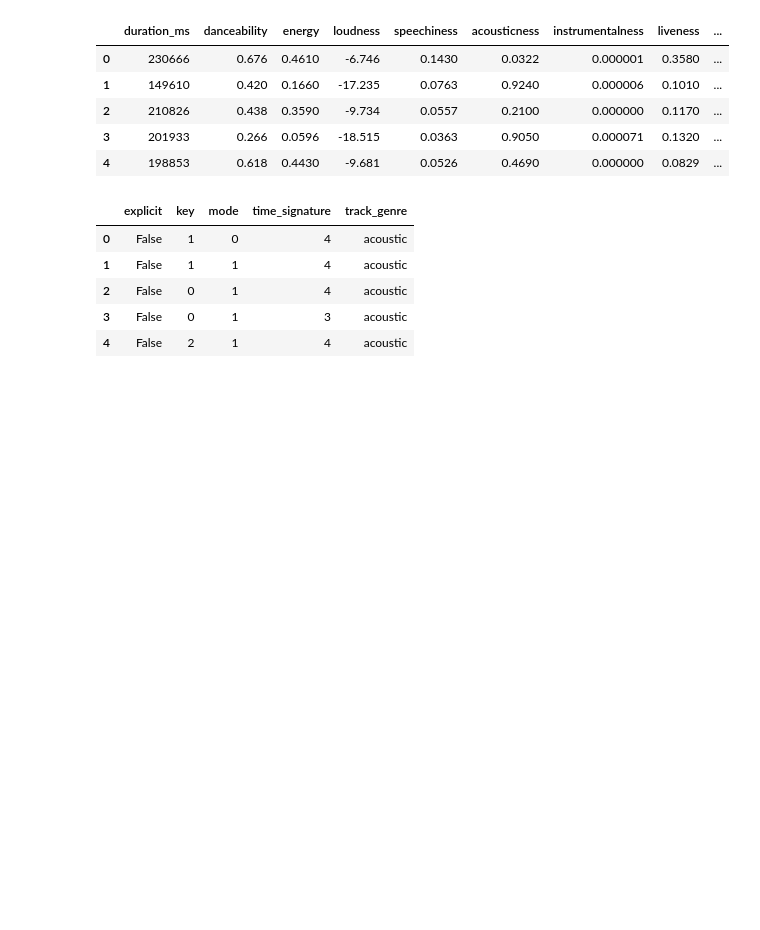
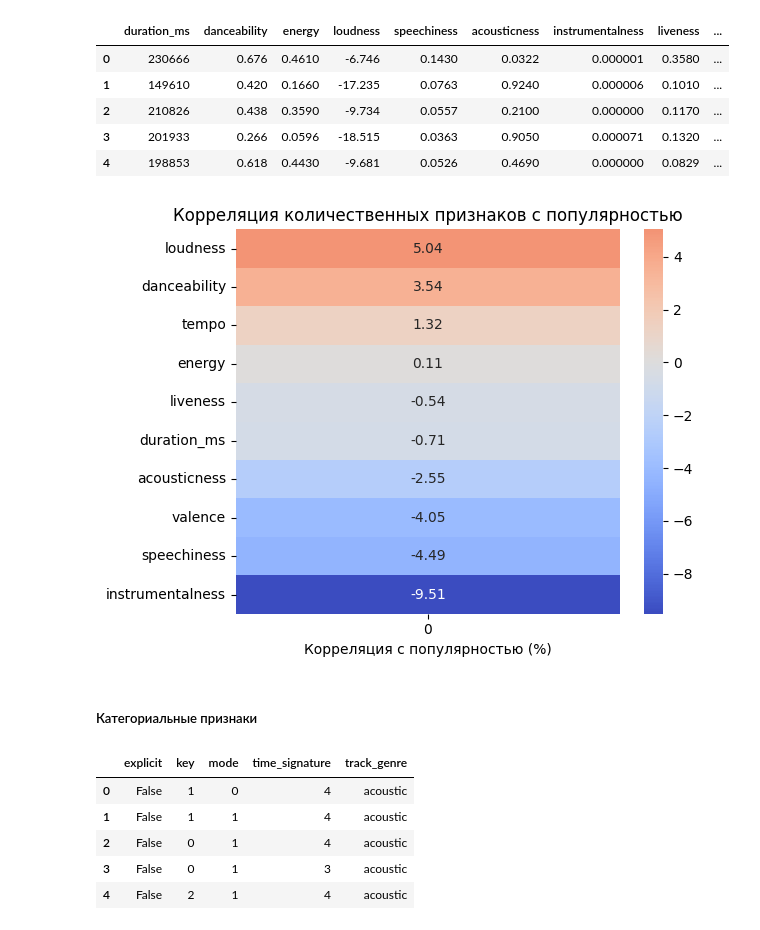
Before and after one commit to Lummoxy/ml_summer_prac, a Jupyter notebook: spotify_task.ipynb, the cells around one changed output. Cells and saved outputs as stored; diff of their text form; code cells hidden in the pictures; blank space fills up the shorter version.

```diff
--- a/spotify_task.ipynb
+++ b/spotify_task.ipynb
@@ -216,6 +267,20 @@ num_data.head()
 | 2 | 210826 | 0.438 | 0.3590 | -9.734 | 0.0557 | 0.2100 | 0.000000 | 0.1170 | ... |
 | 3 | 201933 | 0.266 | 0.0596 | -18.515 | 0.0363 | 0.9050 | 0.000071 | 0.1320 | ... |
 | 4 | 198853 | 0.618 | 0.4430 | -9.681 | 0.0526 | 0.4690 | 0.000000 | 0.0829 | ... |
+# %%
+num_data_corr = num_data.corrwith(data['popularity']).sort_values(ascending=False)
+num_data_corr *= 100
+
+\
+sns.heatmap(num_data_corr.to_frame(), annot=True, cmap='coolwarm', center=0, fmt='.2f')
+plt.xlabel('Корреляция с популярностью (%)')
+plt.title('Корреляция количественных признаков с популярностью')
+plt.tight_layout()
+plt.show()
+# %% [output]
+[figure, added]
+# %% [markdown]
+##### Категориальные признаки
 # %%
 cat_data = data.loc[:, ['explicit', 'key', 'mode', 'time_signature', 'track_genre']]
 cat_data.head()
```
Also changed, not shown: parts of 46 cells of this notebook.
